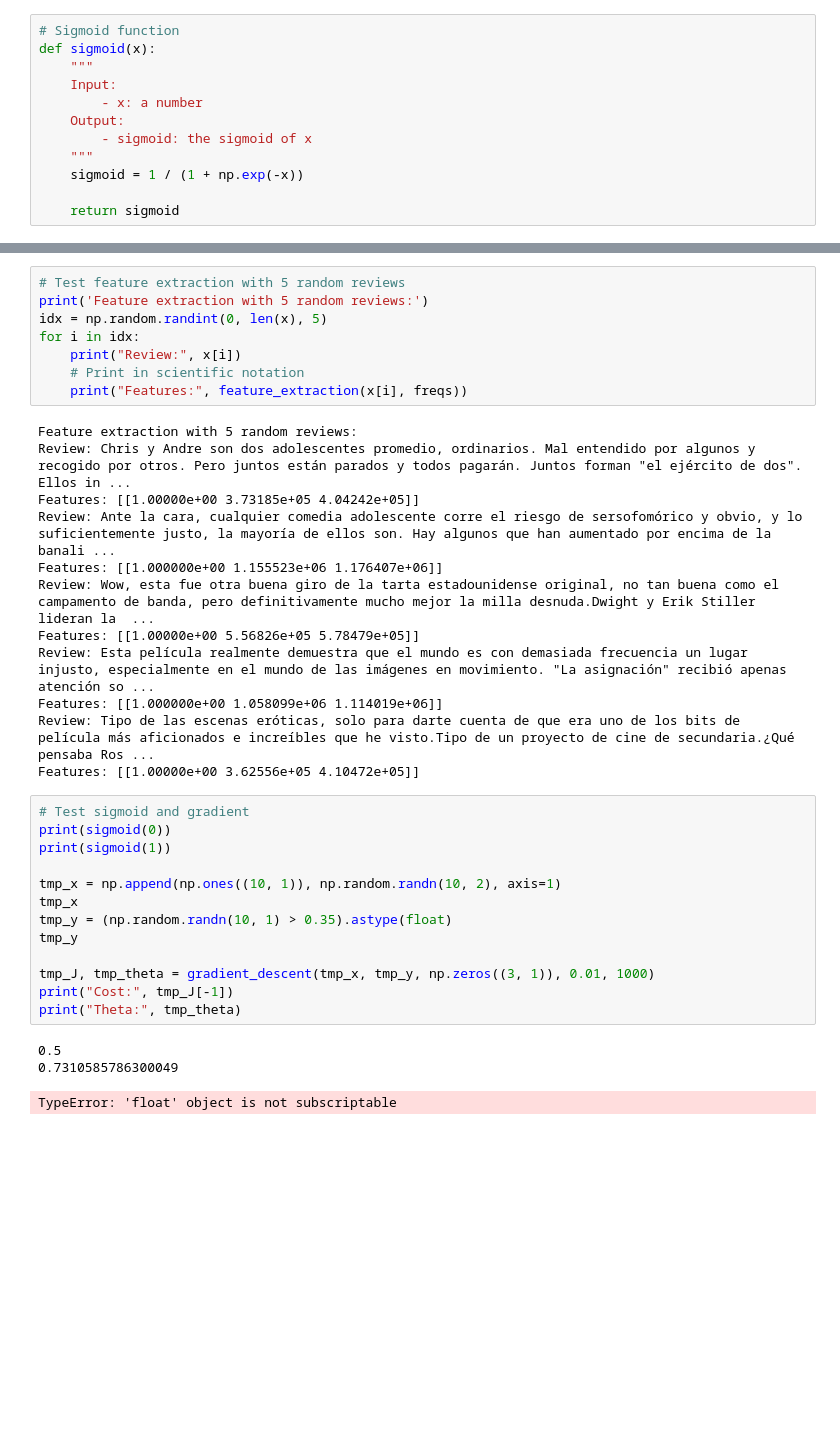
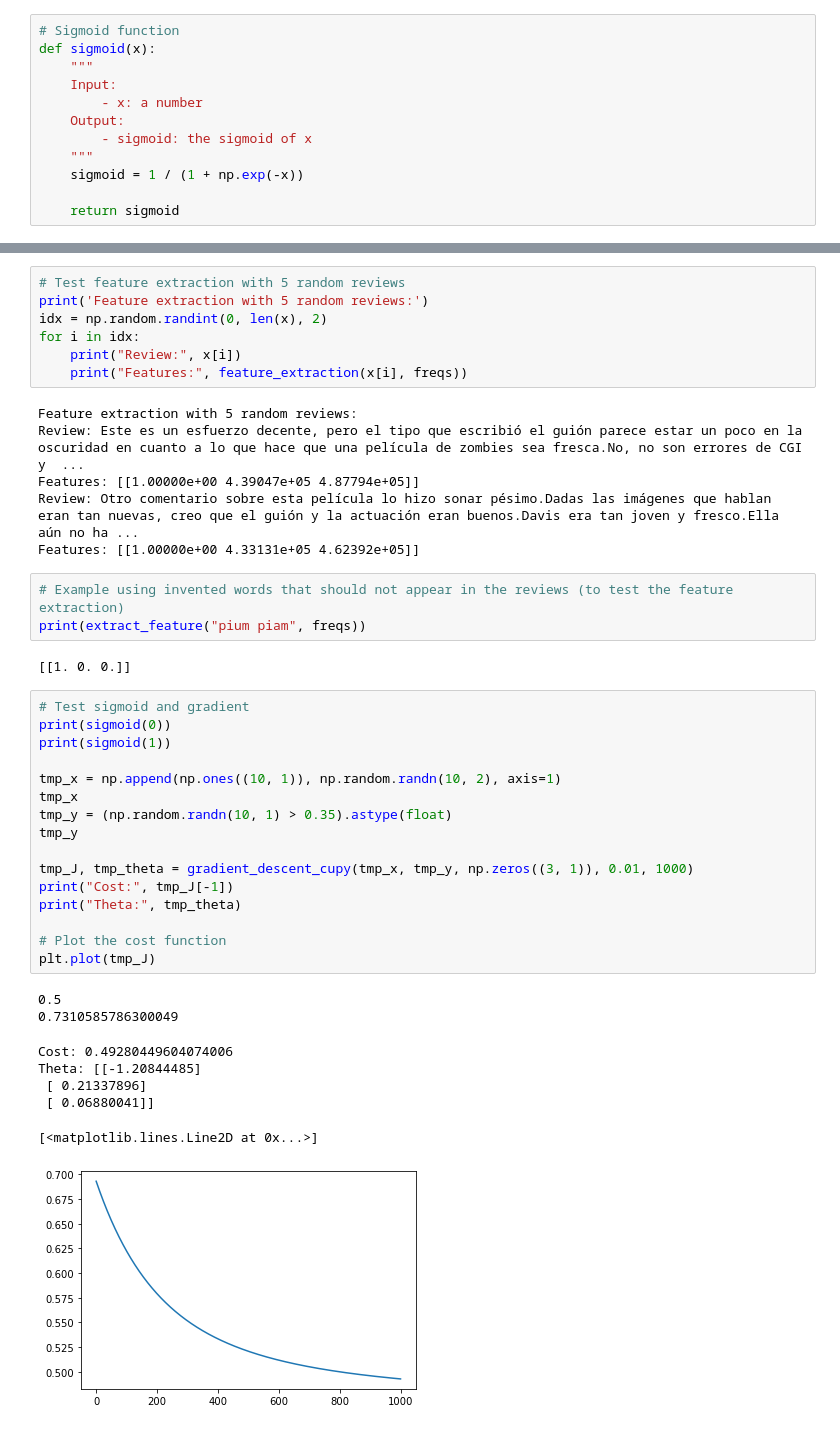
Before and after one commit to aguimorefran/Natural-Language-Processing-Specialization, a Jupyter notebook: course1/week1/project.ipynb, the cells around one changed output, grey strips where cells are left out. Cells and saved outputs as stored; diff of their text form; blank space fills up the shorter version.

```diff
--- a/course1/week1/project.ipynb
+++ b/course1/week1/project.ipynb
@@ -320,40 +375,46 @@ def feature_extraction(text, freqs):
 # %%
 # Test feature extraction with 5 random reviews
 print('Feature extraction with 5 random reviews:')
-idx = np.random.randint(0, len(x), 5)
+idx = np.random.randint(0, len(x), 2)
 for i in idx:
     print("Review:", x[i])
-    # Print in scientific notation
     print("Features:", feature_extraction(x[i], freqs))
 # %% [output]
 Feature extraction with 5 random reviews:
-Review: Chris y Andre son dos adolescentes promedio, ordinarios. Mal entendido por algunos y recogido por otros. Pero juntos están parados y todos pagarán. Juntos forman "el ejército de dos". Ellos in ...
-Features: [[1.00000e+00 3.73185e+05 4.04242e+05]]
-Review: Ante la cara, cualquier comedia adolescente corre el riesgo de sersofomórico y obvio, y lo suficientemente justo, la mayoría de ellos son. Hay algunos que han aumentado por encima de la banali ...
-Features: [[1.000000e+00 1.155523e+06 1.176407e+06]]
-Review: Wow, esta fue otra buena giro de la tarta estadounidense original, no tan buena como el campamento de banda, pero definitivamente mucho mejor la milla desnuda.Dwight y Erik Stiller lideran la  ...
-Features: [[1.00000e+00 5.56826e+05 5.78479e+05]]
-Review: Esta película realmente demuestra que el mundo es con demasiada frecuencia un lugar injusto, especialmente en el mundo de las imágenes en movimiento. "La asignación" recibió apenas atención so ...
-Features: [[1.000000e+00 1.058099e+06 1.114019e+06]]
-Review: Tipo de las escenas eróticas, solo para darte cuenta de que era uno de los bits de película más aficionados e increíbles que he visto.Tipo de un proyecto de cine de secundaria.¿Qué pensaba Ros ...
-Features: [[1.00000e+00 3.62556e+05 4.10472e+05]]
+Review: Este es un esfuerzo decente, pero el tipo que escribió el guión parece estar un poco en la oscuridad en cuanto a lo que hace que una película de zombies sea fresca.No, no son errores de CGI y  ...
+Features: [[1.00000e+00 4.39047e+05 4.87794e+05]]
+Review: Otro comentario sobre esta película lo hizo sonar pésimo.Dadas las imágenes que hablan eran tan nuevas, creo que el guión y la actuación eran buenos.Davis era tan joven y fresco.Ella aún no ha ...
+Features: [[1.00000e+00 4.33131e+05 4.62392e+05]]
+# %%
+# Example using invented words that should not appear in the reviews (to test the feature extraction)
+print(extract_feature("pium piam", freqs))
+# %% [output]
+[[1. 0. 0.]]
 # %%
 # Test sigmoid and gradient
 print(sigmoid(0))
 print(sigmoid(1))
 
 tmp_x = np.append(np.ones((10, 1)), np.random.randn(10, 2), axis=1)
 tmp_x
 tmp_y = (np.random.randn(10, 1) > 0.35).astype(float)
 tmp_y
 
-tmp_J, tmp_theta = gradient_descent(tmp_x, tmp_y, np.zeros((3, 1)), 0.01, 1000)
+tmp_J, tmp_theta = gradient_descent_cupy(tmp_x, tmp_y, np.zeros((3, 1)), 0.01, 1000)
 print("Cost:", tmp_J[-1])
 print("Theta:", tmp_theta)
+
+# Plot the cost function
+plt.plot(tmp_J)
 # %% [output]
 0.5
 0.7310585786300049
-TypeError: 'float' object is not subscriptable
+Cost: 0.49280449604074006
+Theta: [[-1.20844485]
+ [ 0.21337896]
+ [ 0.06880041]]
+[<matplotlib.lines.Line2D at 0x...>]
+[figure, added]
 # %%
 # Extract the features from the training set
 X = np.zeros((len(train_x), 3))
```
Also changed, not shown: parts of 12 cells of this notebook, 1 other file.
